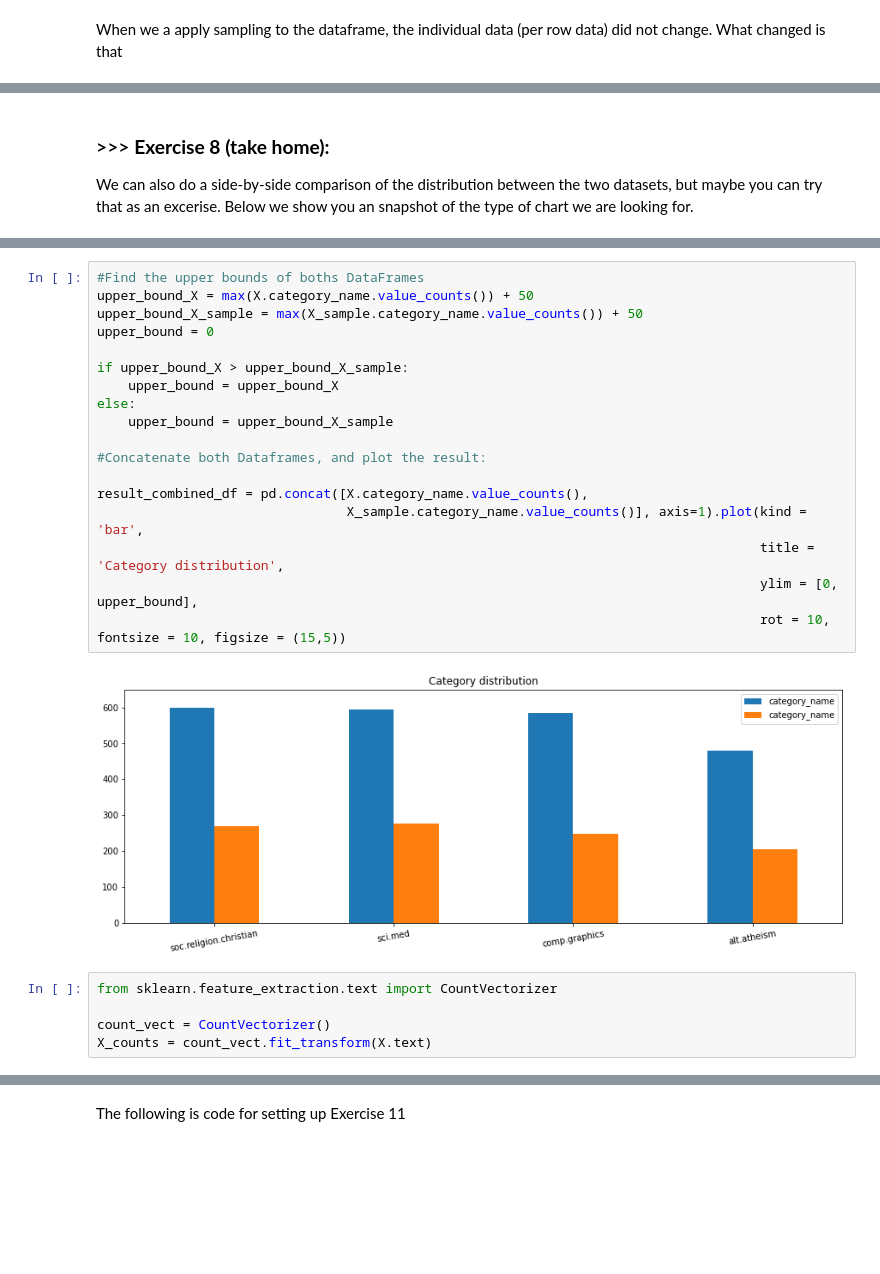
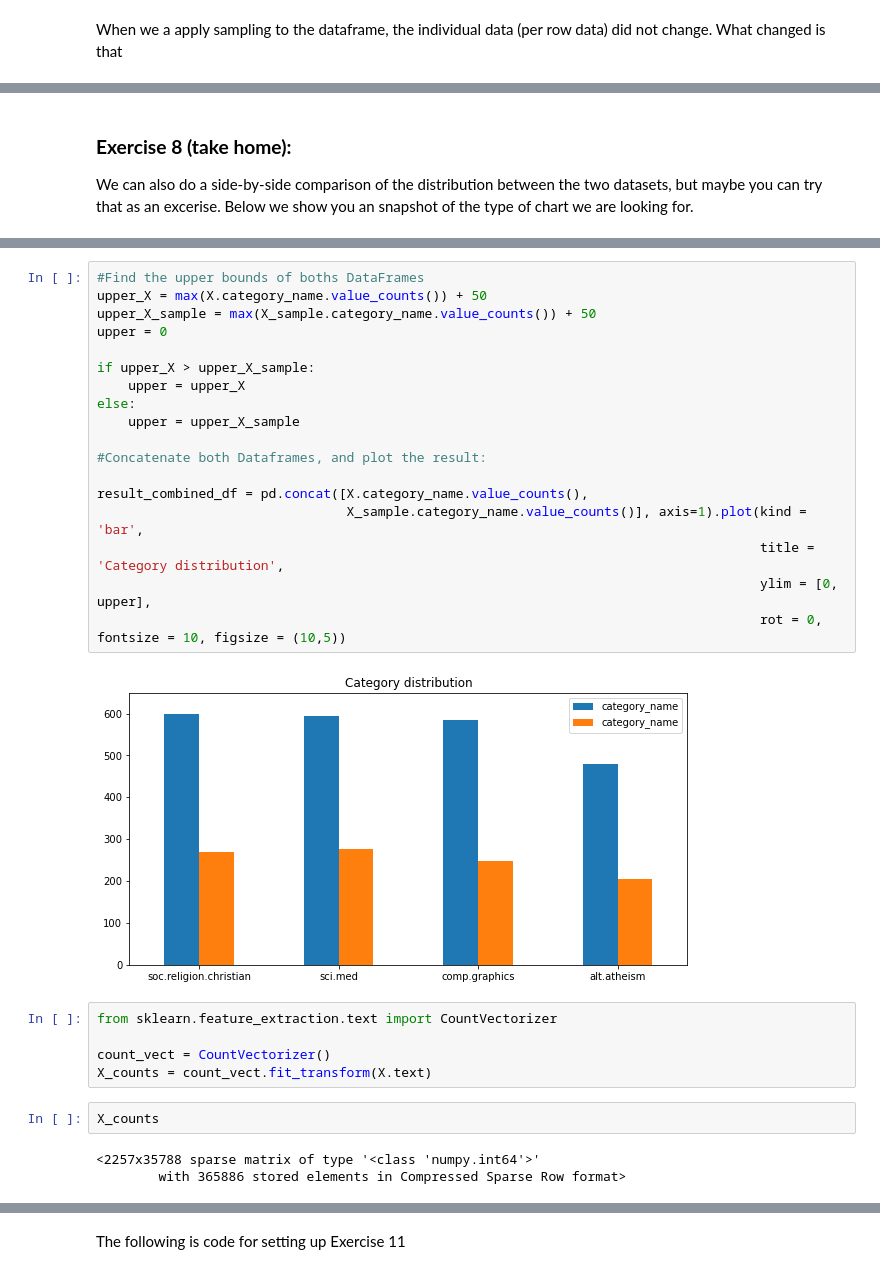
Before and after one commit to acmloria/DM2021-Lab1-Homework, a Jupyter notebook: DM2021-Lab1-Homework.ipynb, the cells around one changed output, grey strips where cells are left out. Saved outputs shown, nothing was run; the diff lists cells and outputs as text; blank space fills up the shorter version.

```diff
--- a/DM2021-Lab1-Homework.ipynb
+++ b/DM2021-Lab1-Homework.ipynb
@@ -237,31 +241,36 @@ X
 # %% [markdown]
-### >>> **Exercise 8 (take home):**
+### **Exercise 8 (take home):**
 We can also do a side-by-side comparison of the distribution between the two datasets, but maybe you can try that as an excerise. Below we show you an snapshot of the type of chart we are looking for.
 # %% [markdown]
 ![alt txt](https://i.imgur.com/9eO431H.png)
 # %%
 #Find the upper bounds of boths DataFrames
-upper_bound_X = max(X.category_name.value_counts()) + 50
-upper_bound_X_sample = max(X_sample.category_name.value_counts()) + 50
-upper_bound = 0
+upper_X = max(X.category_name.value_counts()) + 50
+upper_X_sample = max(X_sample.category_name.value_counts()) + 50
+upper = 0
 
-if upper_bound_X > upper_bound_X_sample:
-    upper_bound = upper_bound_X
+if upper_X > upper_X_sample:
+    upper = upper_X
 else:
-    upper_bound = upper_bound_X_sample
+    upper = upper_X_sample
 
 #Concatenate both Dataframes, and plot the result:
 
 result_combined_df = pd.concat([X.category_name.value_counts(),
                                 X_sample.category_name.value_counts()], axis=1).plot(kind = 'bar',
                                                                                      title = 'Category distribution',
-                                                                                     ylim = [0, upper_bound],
-                                                                                     rot = 10, fontsize = 10, figsize = (15,5))
+                                                                                     ylim = [0, upper],
+                                                                                     rot = 0, fontsize = 10, figsize = (10,5))
 # %% [output]
-[figure, old version]
+[figure, new version]
 # %%
 from sklearn.feature_extraction.text import CountVectorizer
 
 count_vect = CountVectorizer()
 X_counts = count_vect.fit_transform(X.text)
+# %%
+X_counts
+# %% [output]
+<2257x35788 sparse matrix of type '<class 'numpy.int64'>'
+        with 365886 stored elements in Compressed Sparse Row format>
 # %% [markdown]
```
Also changed, not shown: parts of 19 cells of this notebook.
